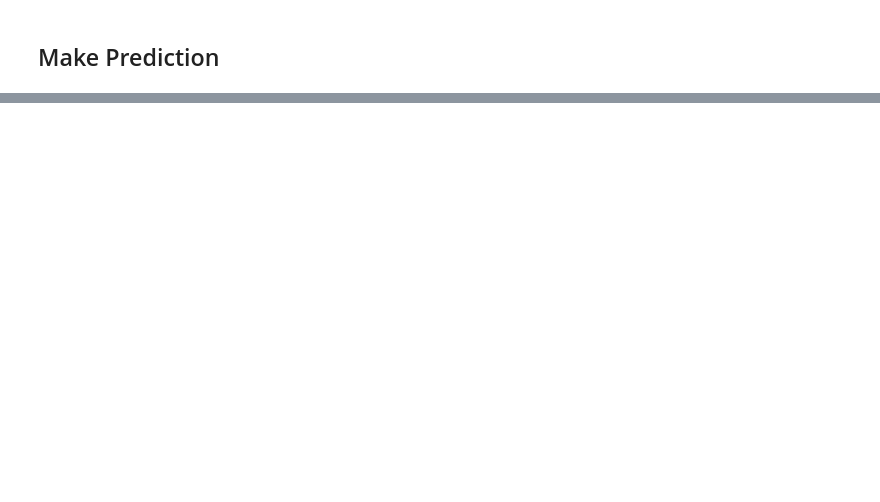
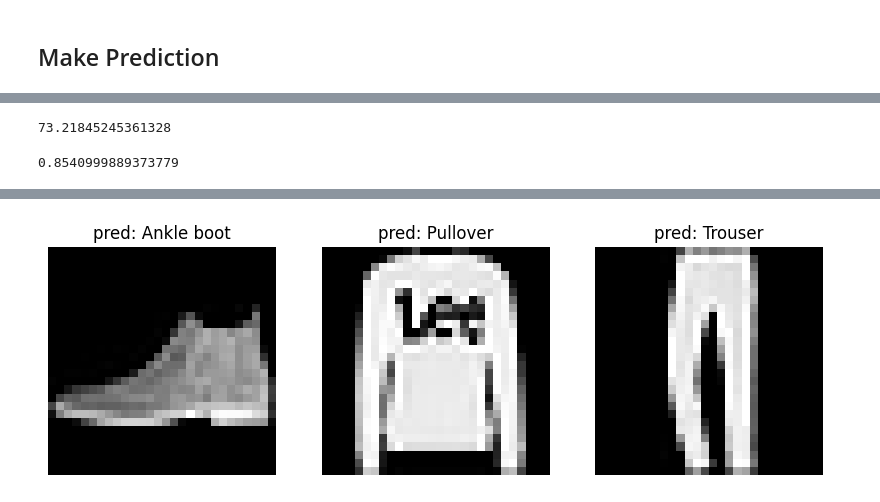
Before and after one commit to Bjoshua25/Fashion-Image-Classpification---ANN-project, a Jupyter notebook: fashion_MNIST_project.ipynb, the cells around one changed output, grey strips where cells are left out. Drawn from its saved outputs; the diff is of its cells as text; code cells hidden in the pictures; blank space fills up the shorter version.

```diff
--- a/fashion_MNIST_project.ipynb
+++ b/fashion_MNIST_project.ipynb
@@ -195,0 +156,12 @@ AttributeError: 'Sequential' object has no attribute 'predict_classes'
+# %%
+# Prediction
+prediction = np.argmax(model.predict(X_test), axis= 1)
+
+# Confusion Matrix
+cm = confusion_matrix(y_test, prediction)
+
+# Confusion Matrix Display
+disp = ConfusionMatrixDisplay(confusion_matrix= cm)
+disp.plot(cmap = "Blues")
+plt.title("Confusion Matrix")
+plt.show()
@@ -195,0 +596,4 @@ AttributeError: 'Sequential' object has no attribute 'predict_classes'
+# %%
+from fashion import FashionImageClassifier
+
+fashion_mnist = FashionImageClassifier()
@@ -195,0 +614,2 @@ AttributeError: 'Sequential' object has no attribute 'predict_classes'
+# %%
+new_model = fashion_mnist.load_up_model("xjs.h5")
@@ -195,0 +641,11 @@ AttributeError: 'Sequential' object has no attribute 'predict_classes'
+# %%
+loss
+# %% [output]
+73.21845245361328
+# %%
+accuracy
+# %% [output]
+0.8540999889373779
+# %%
+fashion_mnist.visualize_some_prediction(new_model, X2)
+# %% [output]
@@ -195,0 +653 @@ AttributeError: 'Sequential' object has no attribute 'predict_classes'
+[figure, added]
```
Also changed, not shown: parts of 40 cells of this notebook, 4 other files.
